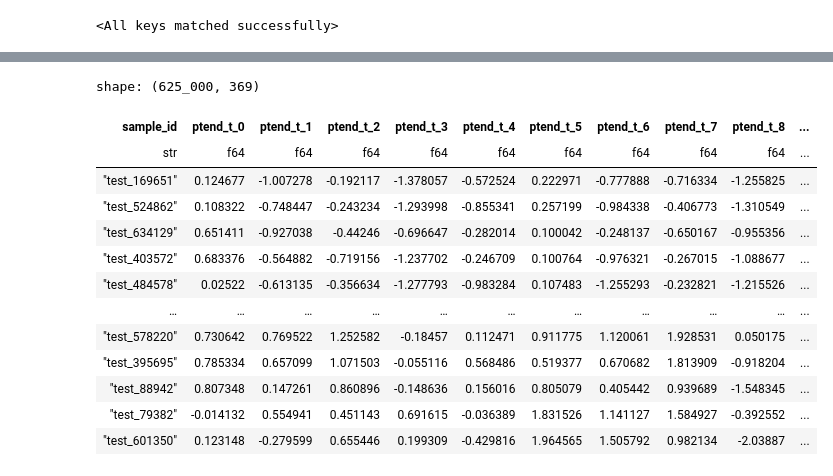
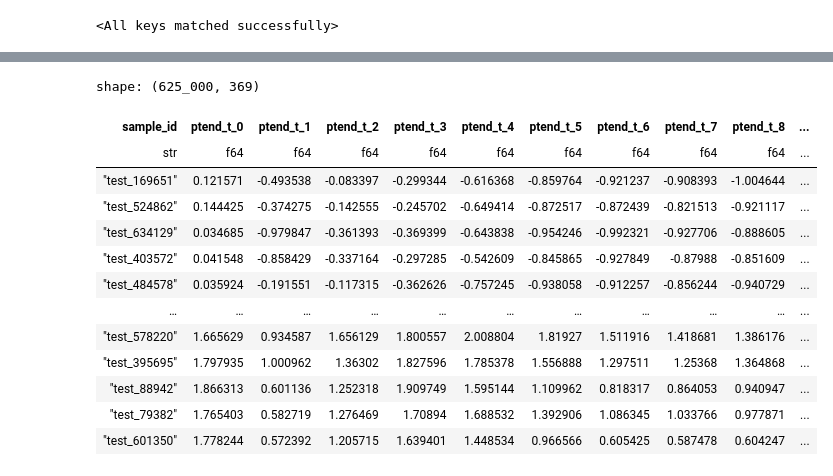
Before and after one commit to anthony-meza/LEAPS-Kaggle, a Jupyter notebook: leap-resnet.ipynb, the cells around one changed output, grey strips where cells are left out. Saved outputs shown, nothing was run; the diff lists cells and outputs as text; code cells hidden in the pictures.

```diff
--- a/leap-resnet.ipynb
+++ b/leap-resnet.ipynb
@@ -81,8 +91,14 @@ def r2_score_custom(y_pred:torch.Tensor, y_true:torch.Tensor) -> float:
+# %%
+MIN_STD = 1e-8
+SCHEDULER_PATIENCE = 3
+SCHEDULER_FACTOR = 10**(-0.5)
+PATIENCE = 6
+PRINT_FREQ = 50
 # %%
 %%time
 # Import each file
 # temporarily set n_rows for saving time
-n_rows = 100000
+n_rows = 500_000
 folder = 'leap-atmospheric-physics-ai-climsim'
 df_train = pl.read_csv('../input/'+folder+'/train.csv', n_rows=n_rows).to_pandas()
 df_sub = pl.read_csv('../input/'+folder+'/sample_submission.csv', n_rows=2).to_pandas()
@@ -98,6 +114,16 @@ weights = torch.tensor(weights, dtype=DTYPE)
 x_train = torch.tensor(1 * df_train.iloc[:, 1:557].values, dtype=DTYPE)
 y_train = torch.tensor(1 * df_train.iloc[:, 557:].values, dtype=DTYPE)
 y_train = y_train * weights
+
+# Normalization of training data
+mx = x_train.mean(axis=0)
+sx = np.maximum(x_train.std(axis=0), MIN_STD)
+x_train = (x_train - mx.reshape(1,-1)) / sx.reshape(1,-1)
+
+my = y_train.mean(axis=0)
+sy = np.maximum(np.sqrt((y_train*y_train).mean(axis=0)), MIN_STD)
+y_train = (y_train - my.reshape(1,-1)) / sy.reshape(1,-1)
+
 
 # Create a dataset and shuffle it
 dataset = TensorDataset(x_train, y_train)
@@ -112,5 +138,5 @@ SS_res_train = torch.sum((y_t - y_t.mean())**2)
 SS_res_val = torch.sum((y_v - y_v.mean())**2)
 
 # Create data loaders
-train_loader = DataLoader(train_dataset, batch_size=5000, shuffle=True)
-val_loader = DataLoader(val_dataset, batch_size=5000, shuffle=True)
+train_loader = DataLoader(train_dataset, batch_size=1_000, shuffle=True)
+val_loader = DataLoader(val_dataset, batch_size=1_000, shuffle=False,)
@@ -268,8 +245,9 @@ df_subm = df_subm.set_index("sample_id")
 # %%
 # Prepare data for training
 x_test = torch.tensor(1 * df_test.to_numpy()).to(DEVICE, dtype=DTYPE)
+x_test = (x_test - mx.to(DEVICE, dtype=DTYPE).reshape(1,-1)) / sx.to(DEVICE, dtype=DTYPE).reshape(1,-1)
 
 model.eval()
 with torch.no_grad():
-        predictions1 = model(x_test).cpu().detach().numpy()
+        y_est = model(x_test)
 # %%
@@ -277,13 +255,16 @@ TARGET_NAMES = ['ptend_t_0', 'ptend_t_1', 'ptend_t_2', 'ptend_t_3', 'ptend_t_4',
 # %%
 %%time
+
+prediction = (y_est * sy.to(DEVICE, dtype=DTYPE).reshape(1,-1)) + my.to(DEVICE, dtype=DTYPE).reshape(1,-1)
+
+prediction = prediction.cpu().detach().numpy()
 print("Saving Test File")
 df_subm_final = df_subm.astype(np.float64) * 1
-df_subm_final.iloc[:, :] = (0 * df_subm.iloc[:, :]) + predictions1
+df_subm_final.loc[:, :] = prediction
 df_subm_final = df_subm_final.reset_index()
 df_subm_final = df_subm_final[["sample_id"] + TARGET_NAMES]
 df_subm_final = pl.from_pandas(df_subm_final)
 df_subm_final.write_csv("submission.csv")
-
 df_subm_final
 # %% [output]
 Saving Test File
@@ -292,14 +273,14 @@ Wall time: 24.4 s
 shape: (625_000, 369)
 | sample_id | ptend_t_0 | ptend_t_1 | ptend_t_2 | ptend_t_3 | ptend_t_4 | ptend_t_5 | ptend_t_6 | ptend_t_7 | ptend_t_8 | ... |
 | str | f64 | f64 | f64 | f64 | f64 | f64 | f64 | f64 | f64 | ... |
-| "test_169651" | 0.124677 | -1.007278 | -0.192117 | -1.378057 | -0.572524 | 0.222971 | -0.777888 | -0.716334 | -1.255825 | ... |
-| "test_524862" | 0.108322 | -0.748447 | -0.243234 | -1.293998 | -0.855341 | 0.257199 | -0.984338 | -0.406773 | -1.310549 | ... |
-| "test_634129" | 0.651411 | -0.927038 | -0.44246 | -0.696647 | -0.282014 | 0.100042 | -0.248137 | -0.650167 | -0.955356 | ... |
-| "test_403572" | 0.683376 | -0.564882 | -0.719156 | -1.237702 | -0.246709 | 0.100764 | -0.976321 | -0.267015 | -1.088677 | ... |
-| "test_484578" | 0.02522 | -0.613135 | -0.356634 | -1.277793 | -0.983284 | 0.107483 | -1.255293 | -0.232821 | -1.215526 | ... |
+| "test_169651" | 0.121571 | -0.493538 | -0.083397 | -0.299344 | -0.616368 | -0.859764 | -0.921237 | -0.908393 | -1.004644 | ... |
+| "test_524862" | 0.144425 | -0.374275 | -0.142555 | -0.245702 | -0.649414 | -0.872517 | -0.872439 | -0.821513 | -0.921117 | ... |
+| "test_634129" | 0.034685 | -0.979847 | -0.361393 | -0.369399 | -0.643838 | -0.954246 | -0.992321 | -0.927706 | -0.888605 | ... |
+| "test_403572" | 0.041548 | -0.858429 | -0.337164 | -0.297285 | -0.542609 | -0.845865 | -0.927849 | -0.87988 | -0.851609 | ... |
+| "test_484578" | 0.035924 | -0.191551 | -0.117315 | -0.362626 | -0.757245 | -0.938058 | -0.912257 | -0.856244 | -0.940729 | ... |
 | … | … | … | … | … | … | … | … | … | … | ... |
-| "test_578220" | 0.730642 | 0.769522 | 1.252582 | -0.18457 | 0.112471 | 0.911775 | 1.120061 | 1.928531 | 0.050175 | ... |
-| "test_395695" | 0.785334 | 0.657099 | 1.071503 | -0.055116 | 0.568486 | 0.519377 | 0.670682 | 1.813909 | -0.918204 | ... |
-| "test_88942" | 0.807348 | 0.147261 | 0.860896 | -0.148636 | 0.156016 | 0.805079 | 0.405442 | 0.939689 | -1.548345 | ... |
-| "test_79382" | -0.014132 | 0.554941 | 0.451143 | 0.691615 | -0.036389 | 1.831526 | 1.141127 | 1.584927 | -0.392552 | ... |
-| "test_601350" | 0.123148 | -0.279599 | 0.655446 | 0.199309 | -0.429816 | 1.964565 | 1.505792 | 0.982134 | -2.03887 | ... |
+| "test_578220" | 1.665629 | 0.934587 | 1.656129 | 1.800557 | 2.008804 | 1.81927 | 1.511916 | 1.418681 | 1.386176 | ... |
+| "test_395695" | 1.797935 | 1.000962 | 1.36302 | 1.827596 | 1.785378 | 1.556888 | 1.297511 | 1.25368 | 1.364868 | ... |
+| "test_88942" | 1.866313 | 0.601136 | 1.252318 | 1.909749 | 1.595144 | 1.109962 | 0.818317 | 0.864053 | 0.940947 | ... |
+| "test_79382" | 1.765403 | 0.582719 | 1.276469 | 1.70894 | 1.688532 | 1.392906 | 1.086345 | 1.033766 | 0.977871 | ... |
+| "test_601350" | 1.778244 | 0.572392 | 1.205715 | 1.639401 | 1.448534 | 0.966566 | 0.605425 | 0.587478 | 0.604247 | ... |
```
Also changed, not shown: parts of 8 cells of this notebook.
